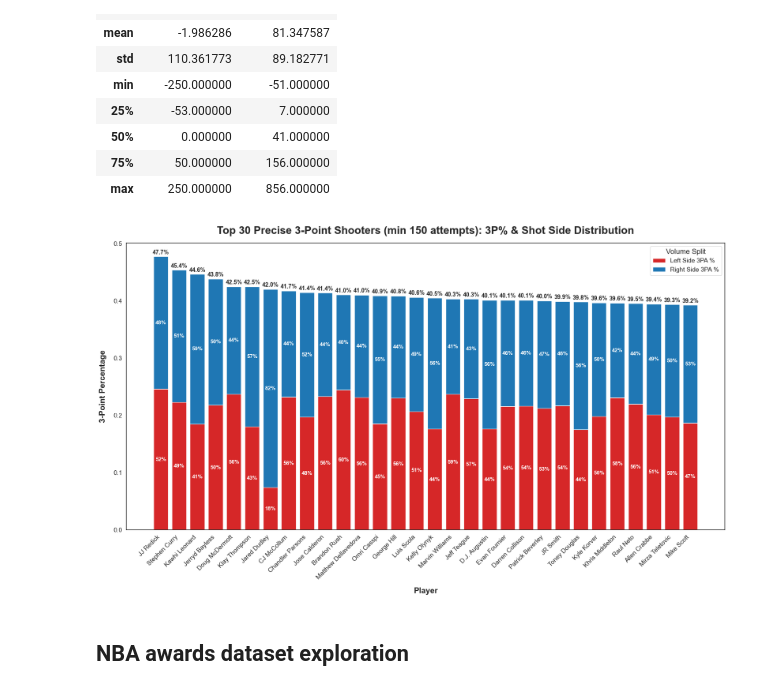
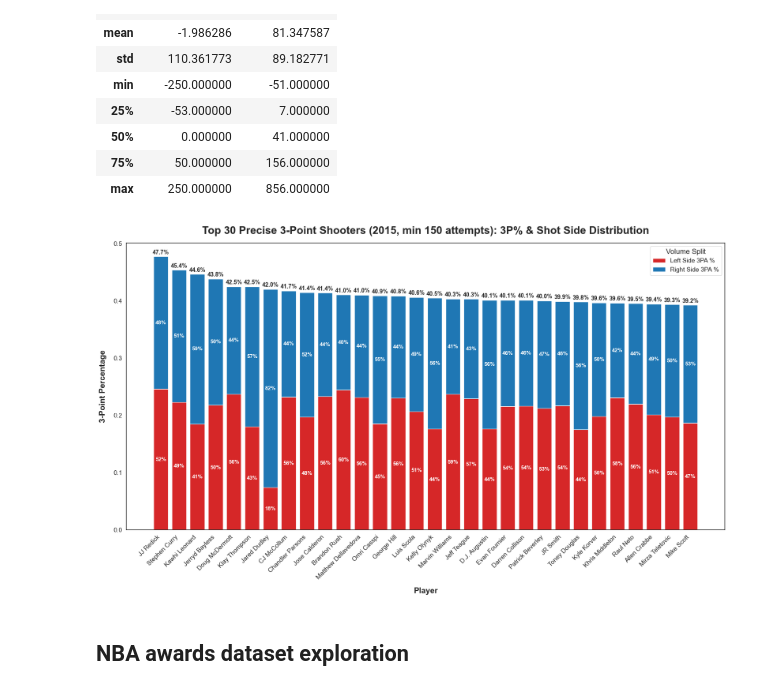
Before and after one commit to com-480-data-visualization/HoopViz, a Jupyter notebook: scripts/data_exploration/exploration.ipynb, the cells around one changed output. Cells and saved outputs as stored; diff of their text form; code cells hidden in the pictures.

```diff
--- a/scripts/data_exploration/exploration.ipynb
+++ b/scripts/data_exploration/exploration.ipynb
@@ -330,9 +402,7 @@ shotdetails[["LOC_X", "LOC_Y"]].describe()
 | max | 250.000000 | 856.000000 |
 # %%
 # filter for 3-Point Shots
-three_point_shots = shotdetails[shotdetails['SHOT_TYPE'] == '3PT Field Goal'].copy()
-
-# Group by player to get total attempts and made shots
+three_point_shots = shotdetails[shotdetails['SHOT_TYPE'] == '3PT Field Goal'].copy()# Group by player to get total attempts and made shots
 player_stats = three_point_shots.groupby('PLAYER_NAME').agg(
     total_attempts=('SHOT_ATTEMPTED_FLAG', 'count'),
     made_shots=('SHOT_MADE_FLAG', 'sum')
@@ -365,35 +435,35 @@ plot_data = pd.concat([top_players, side_props], axis=1)
 plot_data['PLAYER_NAME'] = plot_data['PLAYER_NAME'].astype(str)
 
 # plotting
 sns.set_context("notebook", font_scale=1.5)
 plt.figure(figsize=(20, 12))
 
 p1 = plt.bar(plot_data['PLAYER_NAME'], plot_data['FG_PCT'] * plot_data['Left_Pct'], color='#D62728', label='Left Side 3PA %')
 p2 = plt.bar(plot_data['PLAYER_NAME'], plot_data['FG_PCT'] * plot_data['Right_Pct'], bottom=plot_data['FG_PCT'] * plot_data['Left_Pct'], color='#1F77B4', label='Right Side 3PA %')
 
 # add values to the chart
 for i, row in plot_data.iterrows():
     total_pct = row['FG_PCT']
     plt.text(i, total_pct + 0.002, f"{total_pct:.1%}", ha='center', va='bottom', fontsize=13, fontweight='bold', rotation=0)
 
     h_left = row['FG_PCT'] * row['Left_Pct']
     plt.text(i, h_left / 2, f"{row['Left_Pct']:.0%}", ha='center', va='center', color='white', fontsize=12, fontweight='bold')
 
     h_left = row['FG_PCT'] * row['Left_Pct']
     h_right = row['FG_PCT'] * row['Right_Pct']
     plt.text(i, h_left + h_right / 2, f"{row['Right_Pct']:.0%}", ha='center', va='center', color='white', fontsize=12, fontweight='bold')
 
-plt.title('Top 30 Precise 3-Point Shooters (min 150 attempts): 3P% & Shot Side Distribution', fontsize=24, fontweight='bold', pad=20)
+plt.title('Top 30 Precise 3-Point Shooters (2015, min 150 attempts): 3P% & Shot Side Distribution', fontsize=24, fontweight='bold', pad=20)
 plt.xlabel('Player', fontsize=18, fontweight='bold', labelpad=15)
 plt.ylabel('3-Point Percentage', fontsize=18, fontweight='bold', labelpad=15)
 plt.xticks(rotation=45, ha='right', fontsize=14)
 plt.yticks(fontsize=14)
 plt.legend(loc='upper right', title="Volume Split", fontsize=14, title_fontsize=16)
 
 plt.tight_layout()
 plt.show()
 # %% [output]
-[figure, old version]
+[figure, new version]
 # %% [markdown]
 ## NBA awards dataset exploration
 # %% [markdown]
```
Also changed, not shown: parts of 4 cells of this notebook, 6 other files.
